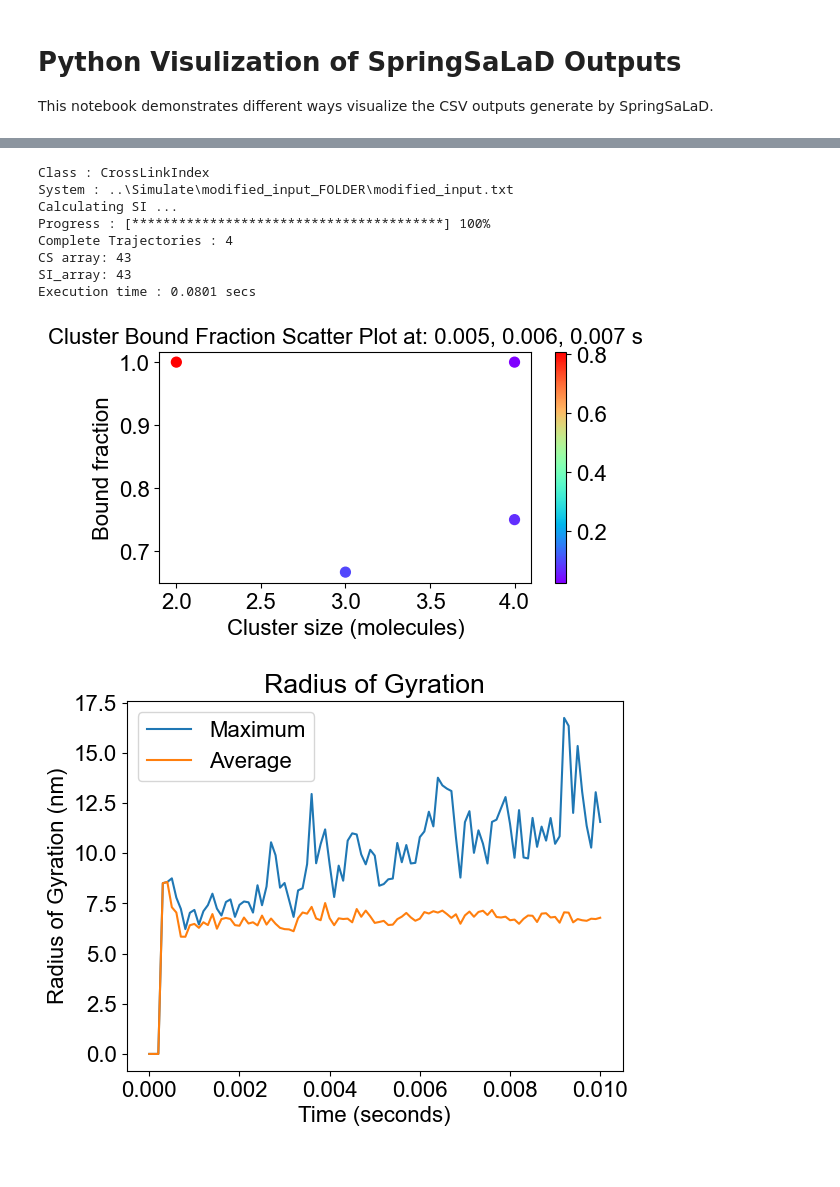
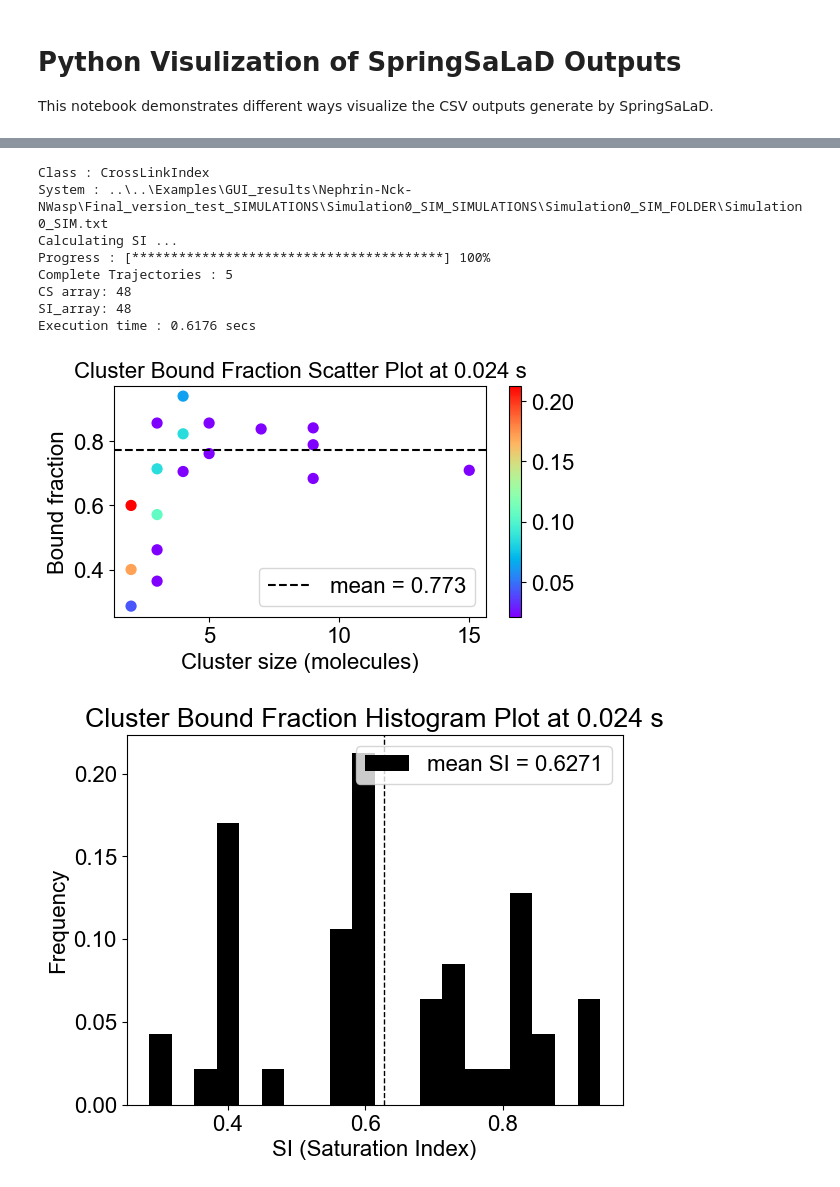
Before and after one commit to SpringSaLaDpy/SpringSaLaDpy_demo, a Jupyter notebook: Examples/Visualize/analysis.ipynb, the cells around one changed output, grey strips where cells are left out. Saved outputs shown, nothing was run; the diff lists cells and outputs as text; code cells hidden in the pictures.

Commit message:
Reworked examples

```diff
--- a/Examples/Visualize/analysis.ipynb
+++ b/Examples/Visualize/analysis.ipynb
@@ -12,8 +12,8 @@ from saladpy.MolDraw.MolDraw_exec import display_molecules
 from saladpy.format_directory import format_directory
 # %%
 #Create the relative path to your desired SIMULATIONS or FOLDER directory
-#search_directory = os.path.join('..', '..', 'Examples', 'GUI_results', 'Nephrin-Nck-NWasp', 'Final_version_test_SIMULATIONS', 'Simulation0_SIM_SIMULATIONS')
-search_directory = os.path.join('..', 'Simulate', 'modified_input_FOLDER')
+search_directory = os.path.join('..', '..', 'Examples', 'GUI_results', 'Nephrin-Nck-NWasp', 'Final_version_test_SIMULATIONS', 'Simulation0_SIM_SIMULATIONS')
+#search_directory = os.path.join('..', 'Simulate', 'modified_input_FOLDER')
 
 #if the current path goes to a SIMULATIONS direcotry, convert it to the FOLDER directory one level down
 search_directory = format_directory(search_directory)
@@ -138,19 +163,13 @@ Execution time : 0.0130 secs
 # %%
-Bound_fraction.plot(search_directory, times=[0.005, 0.006, 0.007])
+Bound_fraction.plot(search_directory, times=[0.024], run=2, size_threshold_mean=5, hist=True)
 # %% [output]
 Class : CrossLinkIndex
-System : ..\Simulate\modified_input_FOLDER\modified_input.txt
+System : ..\..\Examples\GUI_results\Nephrin-Nck-NWasp\Final_version_test_SIMULATIONS\Simulation0_SIM_SIMULATIONS\Simulation0_SIM_FOLDER\Simulation0_SIM.txt
 Calculating SI ...
 Progress : [****************************************] 100%
-Complete Trajectories : 4
-CS array: 43
-SI_array: 43
-Execution time : 0.0801 secs
+Complete Trajectories : 5
+CS array: 48
+SI_array: 48
+Execution time : 0.6176 secs
-[figure, old version]
+[figure, new version]
+[figure, added]
-# %%
-#data_selection options are 'rg' (cluster radius of gyration), 'cs' (cluster size or number of molecules in a cluster), and 'mr' (maximum cluster radius relative to cluster COM)
-#indicies selects maximuim (0), average (1), or both in the plot below. It's both by default
-#Warning: computationally intensive for larger simulations
-Spatial_Analysis.time_course(search_directory, data_selection='rg', indicies=[0,1], size_threshold=1)
-# %% [output]
-[figure, removed]
```
Also changed, not shown: parts of 24 cells of this notebook, 41 other files.
